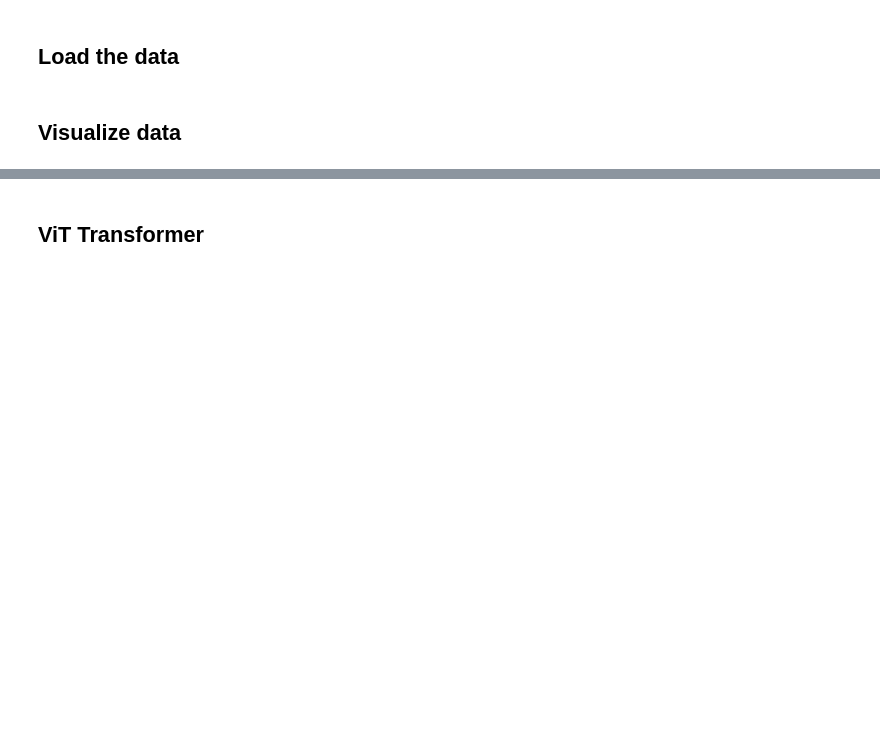
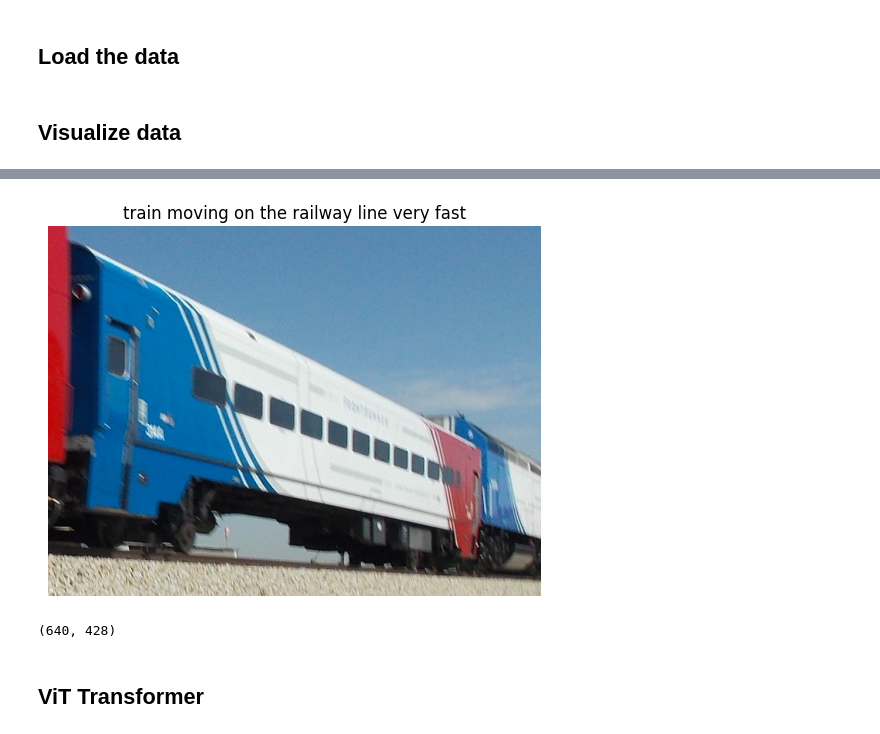
Before and after one commit to KabrG/pupil, a Jupyter notebook: pupil_model.ipynb, the cells around one changed output, grey strips where cells are left out. Drawn from its saved outputs; the diff is of its cells as text; code cells hidden in the pictures; blank space fills up the shorter version.

```diff
--- a/pupil_model.ipynb
+++ b/pupil_model.ipynb
@@ -259,3 +309,15 @@ plt.show()
+# %%
+# Visualize
+plt.imshow(image_)
+plt.axis("off")
+plt.title(text)
+plt.show()
+# %% [output]
+[figure, added]
+# %%
+print(image_.size)
+# %% [output]
+(640, 428)
 # %% [markdown]
 ## **ViT Transformer**
 # %%
```
Also changed, not shown: parts of 24 cells of this notebook.
